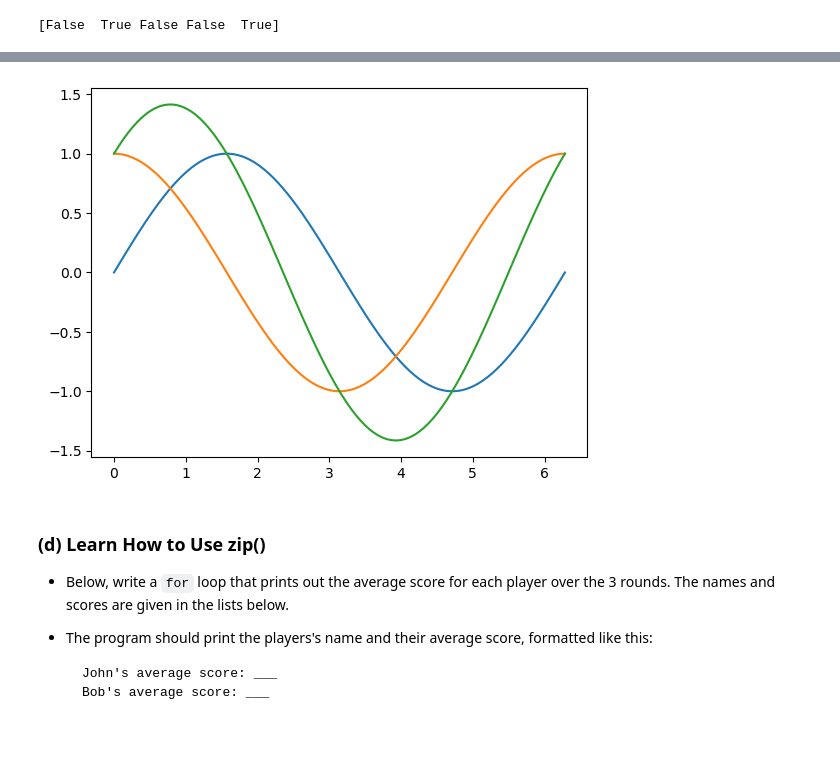
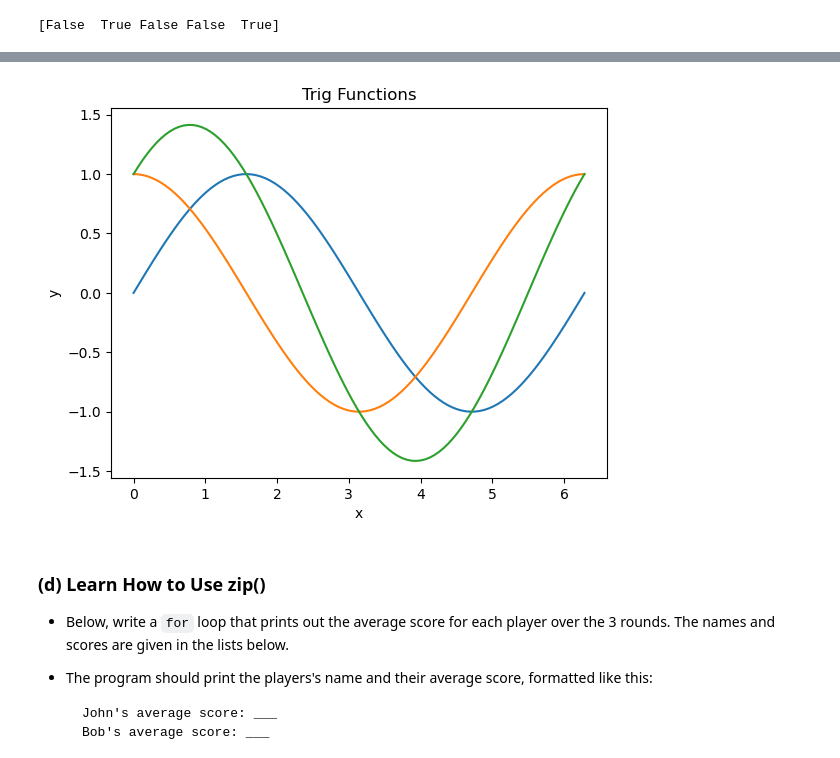
Before and after one commit to lucasanckl66/datasci151spring2026, a Jupyter notebook: _assignments/assignment_4/Assignment4.ipynb, the cells around one changed output, grey strips where cells are left out. Saved outputs shown, nothing was run; the diff lists cells and outputs as text; code cells hidden in the pictures; blank space fills up the shorter version.

```diff
--- a/_assignments/assignment_4/Assignment4.ipynb
+++ b/_assignments/assignment_4/Assignment4.ipynb
@@ -113,18 +113,21 @@ print(above_average)
 # %%
 # Write your answer here
 
 vec_x = np.linspace(0, 2*np.pi, 100)
 
 vec_y1 = np.sin(vec_x)
 vec_y2 = np.cos(vec_x)
 vec_y3 = np.sin(vec_x) + np.cos(vec_x)
 
 list_vectors = [vec_y1, vec_y2, vec_y3]
 
 for vec in list_vectors:
     plt.plot(vec_x, vec)
+    plt.title("Trig Functions")
+    plt.xlabel("x")
+    plt.ylabel("y")
 # %% [output]
-[figure, old version]
+[figure, new version]
 # %% [markdown]
 ### **(d)** Learn How to Use zip()
 
```
